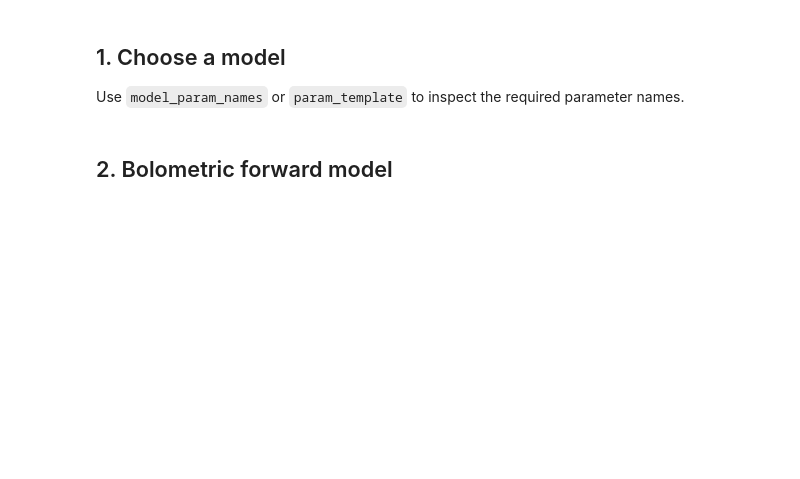
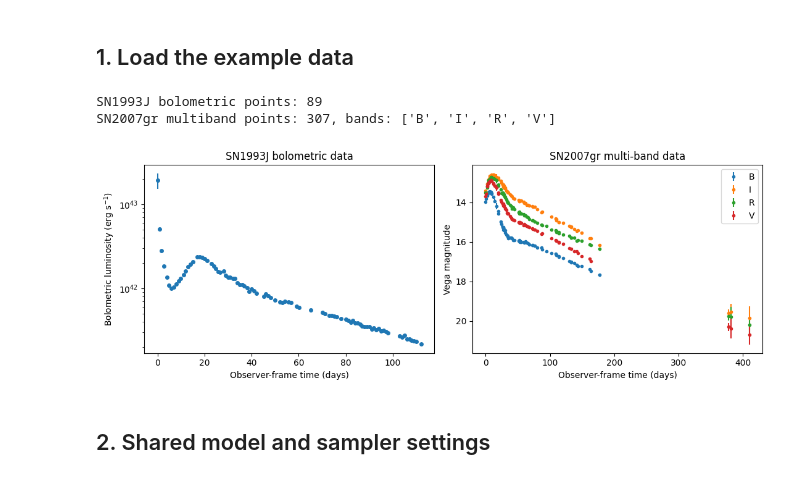
Before and after one commit to lijingyao123/TransFit, a Jupyter notebook: examples/tutorial.ipynb, the cells around one changed output. Saved outputs shown, nothing was run; the diff lists cells and outputs as text; code cells hidden in the pictures; blank space fills up the shorter version.

```diff
--- a/examples/tutorial.ipynb
+++ b/examples/tutorial.ipynb
@@ -30,4 +37,0 @@ print("Using TransFit from:", Path(tf.__file__).resolve())
-# %% [markdown]
-## 1. Choose a model
-
-Use `model_param_names` or `param_template` to inspect the required parameter names.
@@ -48,2 +38,75 @@ params = {
+# %% [markdown]
+## 1. Load the example data
+# %%
+def load_sn1993j_bolometric():
+    arr = np.loadtxt(DATA_DIR / "sn1993j_lbol.txt", comments="#")
+    t_days = arr[:, 0] - np.nanmin(arr[:, 0])
+    return tf.BolometricData(
+        t_days=t_days,
+        y=arr[:, 1],
+        yerr=arr[:, 2],
+    )
+
+
+def load_sn2007gr_multiband():
+    df = pd.read_csv(DATA_DIR / "sn2007gr.csv")
+    phase = np.asarray(df["Phase"], float)
+    t0 = float(np.nanmin(phase))
+
+    mag_cols = {
+        "B": ("Bmag", "e_Bmag"),
+        "V": ("Vmag", "e_Vmag"),
+        "R": ("Rmag", "e_Rmag"),
+        "I": ("Imag", "e_Imag"),
+    }
+
+    t_days, bands, y, yerr = [], [], [], []
+    for band, (mcol, ecol) in mag_cols.items():
+        mag = pd.to_numeric(df[mcol], errors="coerce").to_numpy(float)
+        err = pd.to_numeric(df[ecol], errors="coerce").to_numpy(float)
+        good = np.isfinite(phase) & np.isfinite(mag) & np.isfinite(err) & (err > 0.0)
+        t_days.extend((phase[good] - t0).tolist())
+        y.extend(mag[good].tolist())
+        yerr.extend(err[good].tolist())
+        bands.extend([band] * int(np.sum(good)))
+
+    order = np.argsort(np.asarray(t_days, float))
+    return tf.MultiBandData(
+        t_days=np.asarray(t_days, float)[order],
+        band=np.asarray(bands, dtype=object)[order],
+        y=np.asarray(y, float)[order],
+        yerr=np.asarray(yerr, float)[order],
+    )
+
+
+bol_data = load_sn1993j_bolometric()
+mb_data = load_sn2007gr_multiband()
+
+print(f"SN1993J bolometric points: {bol_data.t_days.size}")
+print(f"SN2007gr multiband points: {mb_data.t_days.size}, bands: {mb_data.bands}")
+# %% [output]
+SN1993J bolometric points: 89
+SN2007gr multiband points: 307, bands: ['B', 'I', 'R', 'V']
+# %%
+fig, axes = plt.subplots(1, 2, figsize=(11, 4))
+
+axes[0].errorbar(bol_data.t_days, bol_data.y, yerr=bol_data.yerr, fmt="o", ms=4)
+axes[0].set_yscale("log")
+axes[0].set_xlabel("Observer-frame time (days)")
+axes[0].set_ylabel("Bolometric luminosity (erg s$^{-1}$)")
+axes[0].set_title("SN1993J bolometric data")
+
+for band in mb_data.bands:
+    m = mb_data.band == band
+    axes[1].errorbar(mb_data.t_days[m], mb_data.y[m], yerr=mb_data.yerr[m], fmt=".", ms=6, label=band)
+axes[1].invert_yaxis()
+axes[1].set_xlabel("Observer-frame time (days)")
+axes[1].set_ylabel("Vega magnitude")
+axes[1].set_title("SN2007gr multi-band data")
+axes[1].legend()
+
+fig.tight_layout()
+# %% [output]
+[figure, added]
 # %% [markdown]
-## 2. Bolometric forward model
+## 2. Shared model and sampler settings
```
Also changed, not shown: parts of 22 cells of this notebook.
